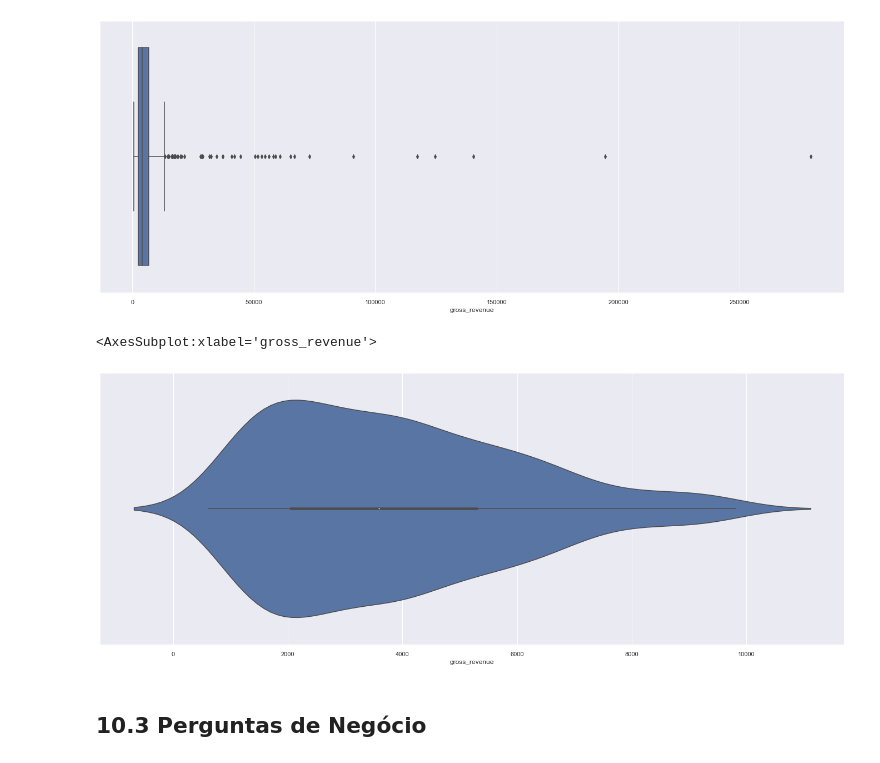
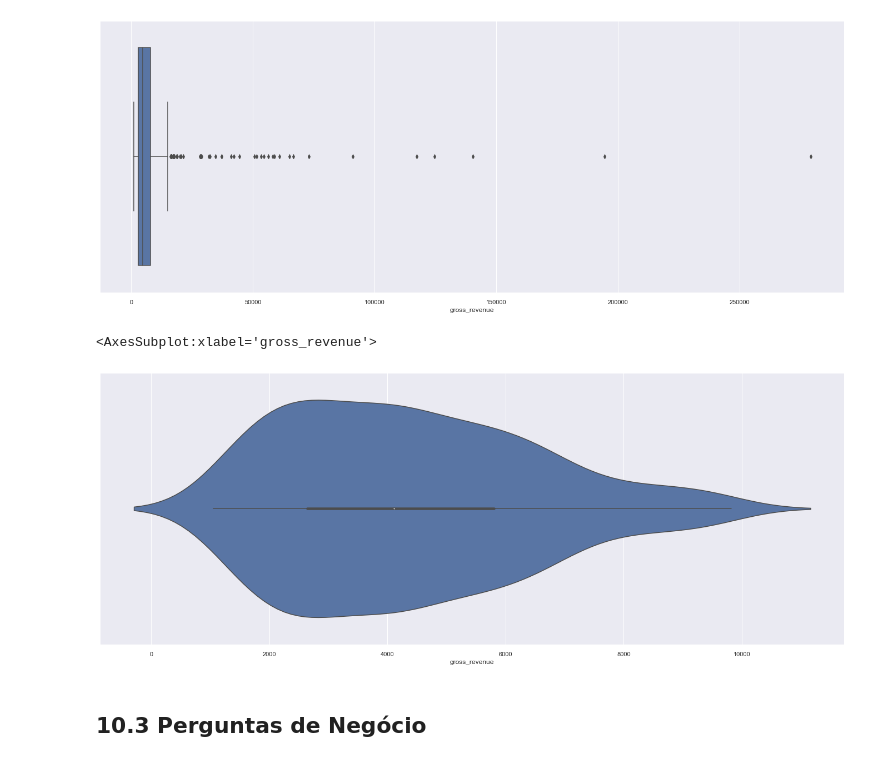
Before and after one commit to CaioMendes92/customer_segmentation, a Jupyter notebook: notebooks/c9.0-cvcm-EDA.ipynb, the cells around one changed output. Saved outputs shown, nothing was run; the diff lists cells and outputs as text; code cells hidden in the pictures.

```diff
--- a/notebooks/c9.0-cvcm-EDA.ipynb
+++ b/notebooks/c9.0-cvcm-EDA.ipynb
@@ -939,7 +939,7 @@ clusters = np.arange(2,26,1)
 kmeans_list = []
 for k in clusters:
 # model definition
-    kmeans_model = c.KMeans(n_clusters=k)
+    kmeans_model = c.KMeans(init='random', n_clusters=k, n_init=300, max_iter=300, random_state=32)
 
     # model training
     kmeans_model.fit(X)
@@ -966,7 +966,7 @@ from sklearn import mixture as mx
 gmm_list = []
 for k in clusters:
     # model definition
-    gmm_model = mx.GaussianMixture(n_components=k)
+    gmm_model = mx.GaussianMixture(n_components=k, n_init = 300, random_state=32)
 
     # model training
     gmm_model.fit(X)
@@ -1141,7 +1138,7 @@ df_results.style.highlight_max(color='lightgreen', axis=1)
 ## 8.1 K-Means
 # %%
 # model definition
-k = 8
+k = 9
 kmeans = c.KMeans(init='random', n_clusters=k, n_init=300, max_iter=300, random_state=32)
 
 # model training
@@ -1159,13 +1158,13 @@ Silhouette Score: 0.6320618391036987
 # %%
-k = 8
-# model definition
-gmm_model = mx.GaussianMixture(n_components=k, n_init = 300, random_state=32)
+#k = 9
+## model definition
+#gmm_model = mx.GaussianMixture(n_components=k, n_init = 300, random_state=32)
 
-# model training
-gmm_model.fit(X)
+## model training
+#gmm_model.fit(X)
 
-# model predict
-labels = gmm_model.predict(X)
+## model predict
+##labels = gmm_model.predict(X)
 # %% [markdown]
 # 9.0 Cluster Analysis
 # %%
@@ -1373,11 +1374,11 @@ sns.boxplot(x=df10.loc[df10['cluster']==3, 'gross_revenue'])
 <AxesSubplot:xlabel='gross_revenue'>
 [figure]
 # %%
-df_aux = df10.loc[(df10['cluster']==3) & (df10['gross_revenue']<10000), 'gross_revenue']
+df_aux = df10.loc[(df10['cluster']==5) & (df10['gross_revenue']<10000), 'gross_revenue']
 sns.violinplot(x=df_aux)
 # %% [output]
 <AxesSubplot:xlabel='gross_revenue'>
-[figure, old version]
+[figure, new version]
 # %% [markdown]
 ## 10.3 Perguntas de Negócio
 # %% [markdown]
```
Also changed, not shown: parts of 44 cells of this notebook.
